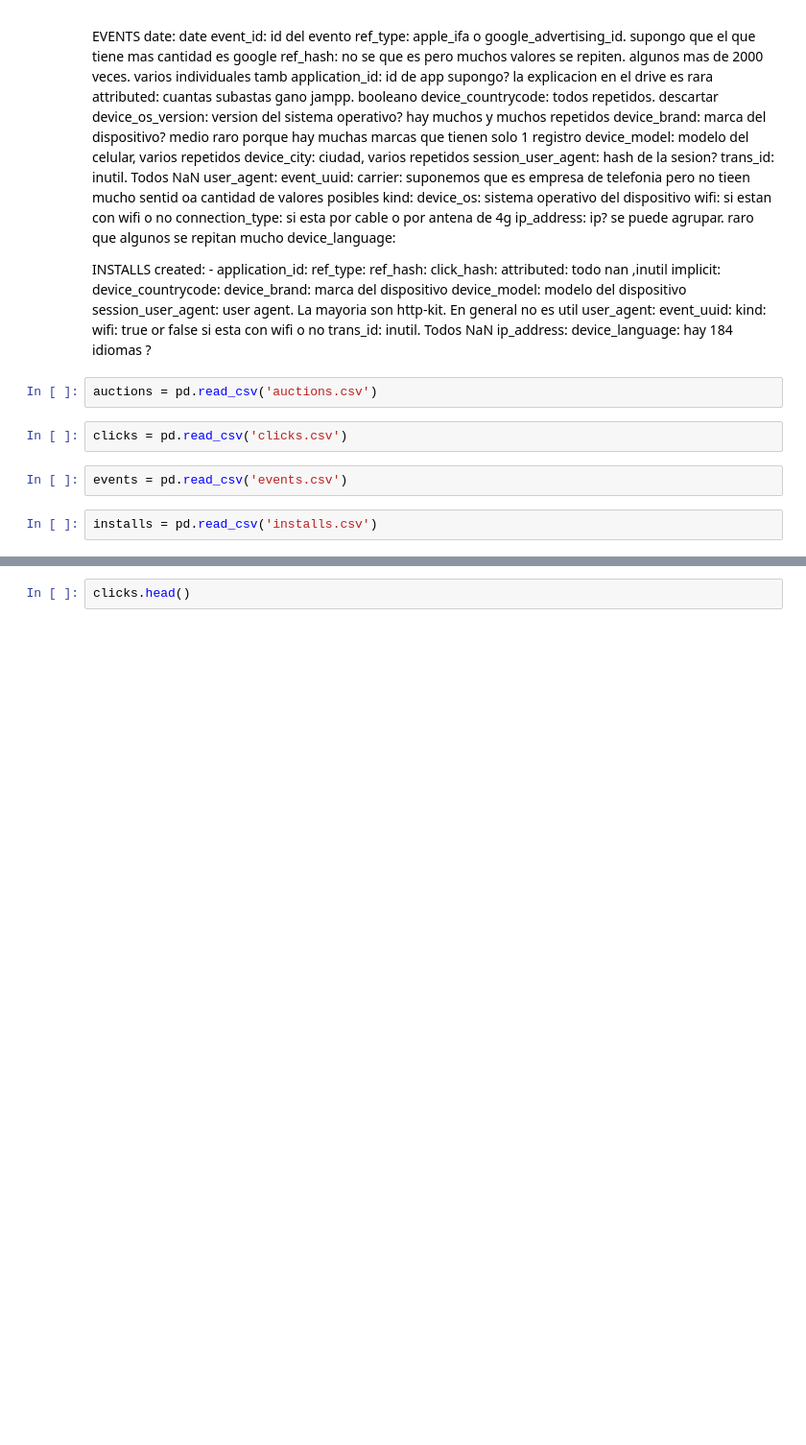
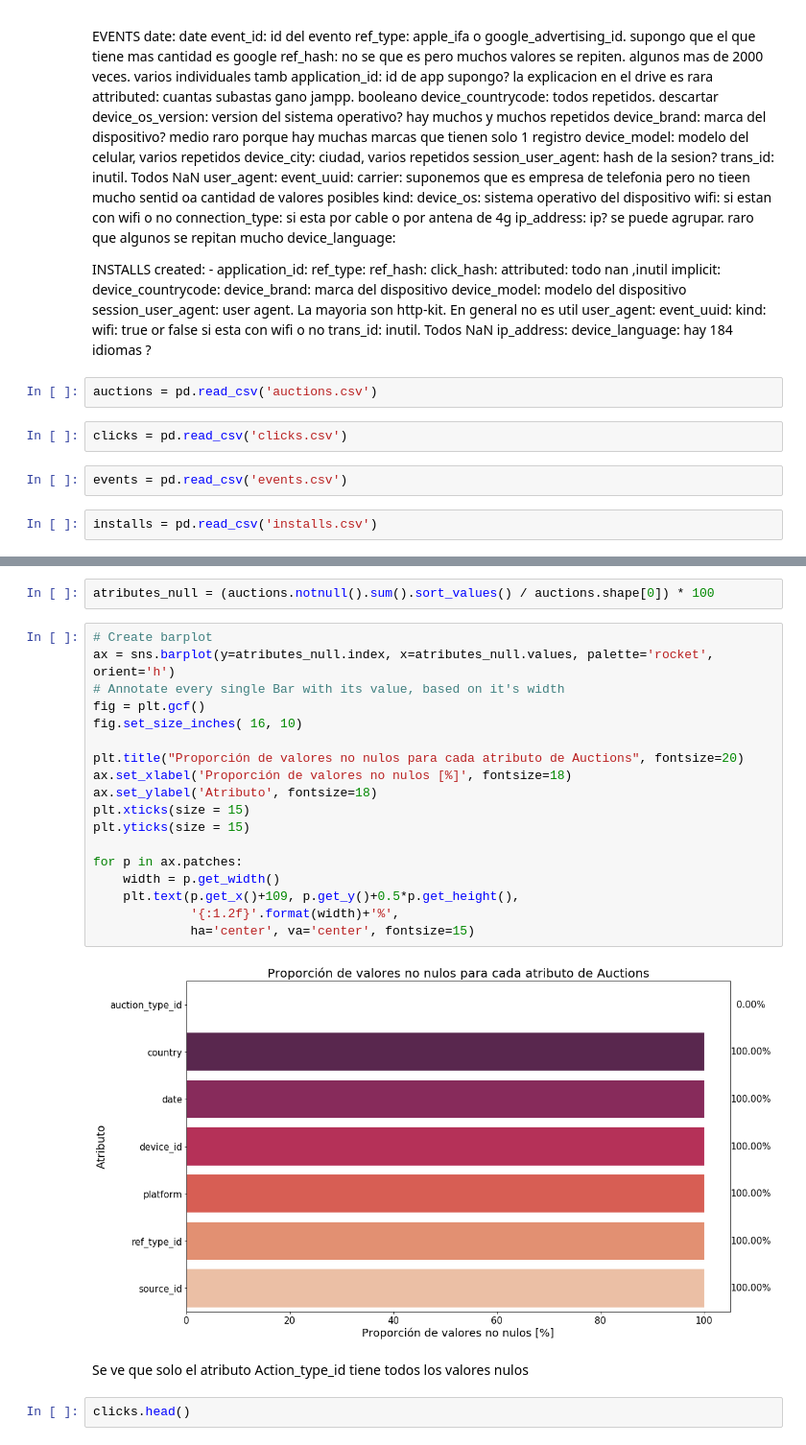
Before and after one commit to MartinRosasSommer/Datos2019, a Jupyter notebook: Analisis 1.ipynb, the cells around one changed output, grey strips where cells are left out. Shown at 96% size. Saved outputs shown, nothing was run; the diff lists cells and outputs as text; blank space fills up the shorter version.

Commit message:
Se agregan un par de graficos
Sobre la proporción de valores nulls

```diff
--- a/Analisis 1.ipynb
+++ b/Analisis 1.ipynb
@@ -101,6 +102,30 @@ auctions.head()
 | 2 | NaN | 6333597102633388268 | 2019-03-11 14:18:35.862360 | 7463856250762200923 | 1 | 1 | 0 |
 | 3 | NaN | 6333597102633388268 | 2019-03-11 14:18:36.167163 | 7829815350267792040 | 1 | 1 | 0 |
 | 4 | NaN | 6333597102633388268 | 2019-03-11 14:18:37.728590 | 1448534231953777480 | 1 | 1 | 0 |
+# %%
+atributes_null = (auctions.notnull().sum().sort_values() / auctions.shape[0]) * 100
+# %%
+# Create barplot
+ax = sns.barplot(y=atributes_null.index, x=atributes_null.values, palette='rocket', orient='h')
+# Annotate every single Bar with its value, based on it's width
+fig = plt.gcf()
+fig.set_size_inches( 16, 10)
+
+plt.title("Proporción de valores no nulos para cada atributo de Auctions", fontsize=20)
+ax.set_xlabel('Proporción de valores no nulos [%]', fontsize=18)
+ax.set_ylabel('Atributo', fontsize=18)
+plt.xticks(size = 15)
+plt.yticks(size = 15)
+
+for p in ax.patches:
+    width = p.get_width()
+    plt.text(p.get_x()+109, p.get_y()+0.5*p.get_height(),
+             '{:1.2f}'.format(width)+'%',
+             ha='center', va='center', fontsize=15)
+# %% [output]
+[figure, added]
+# %% [markdown]
+Se ve que solo el atributo Action_type_id tiene todos los valores nulos
 # %%
 clicks.head()
 # %% [output]
```
Also changed, not shown: parts of 11 cells of this notebook.
